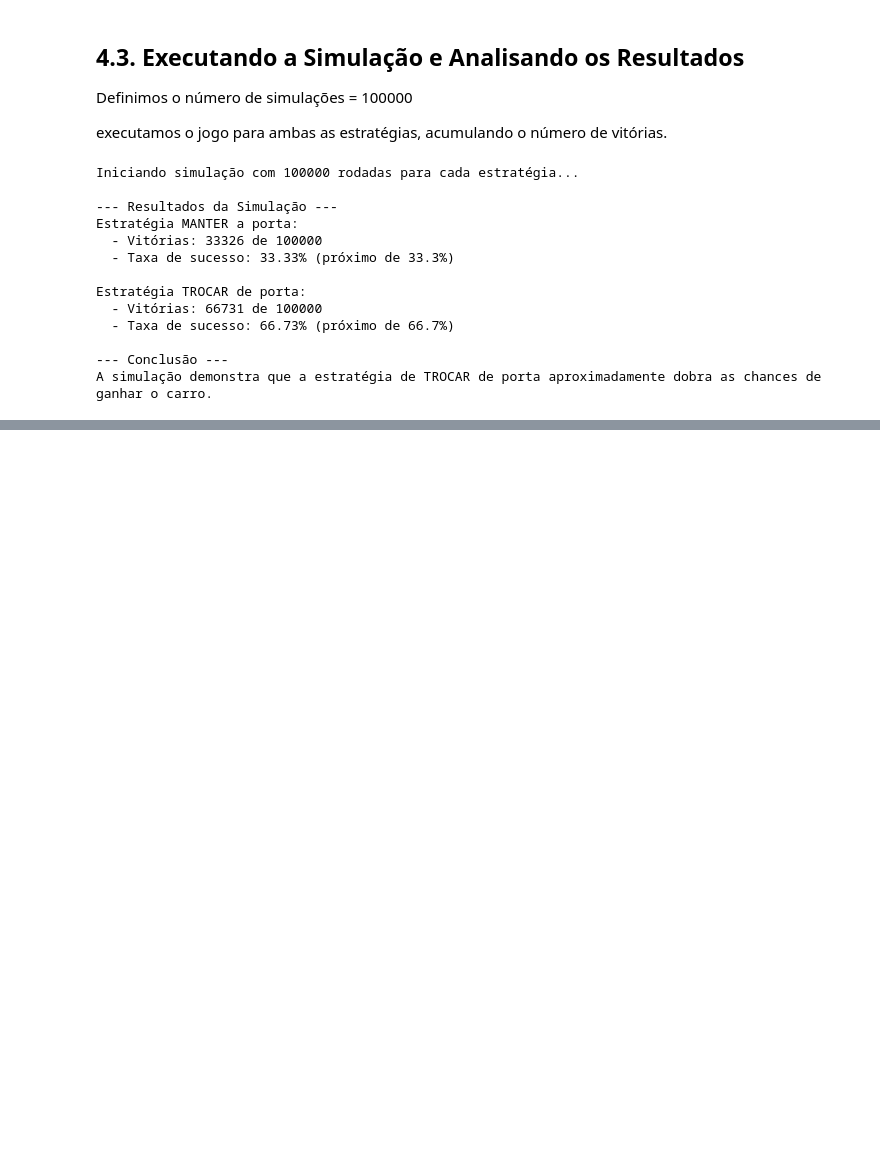
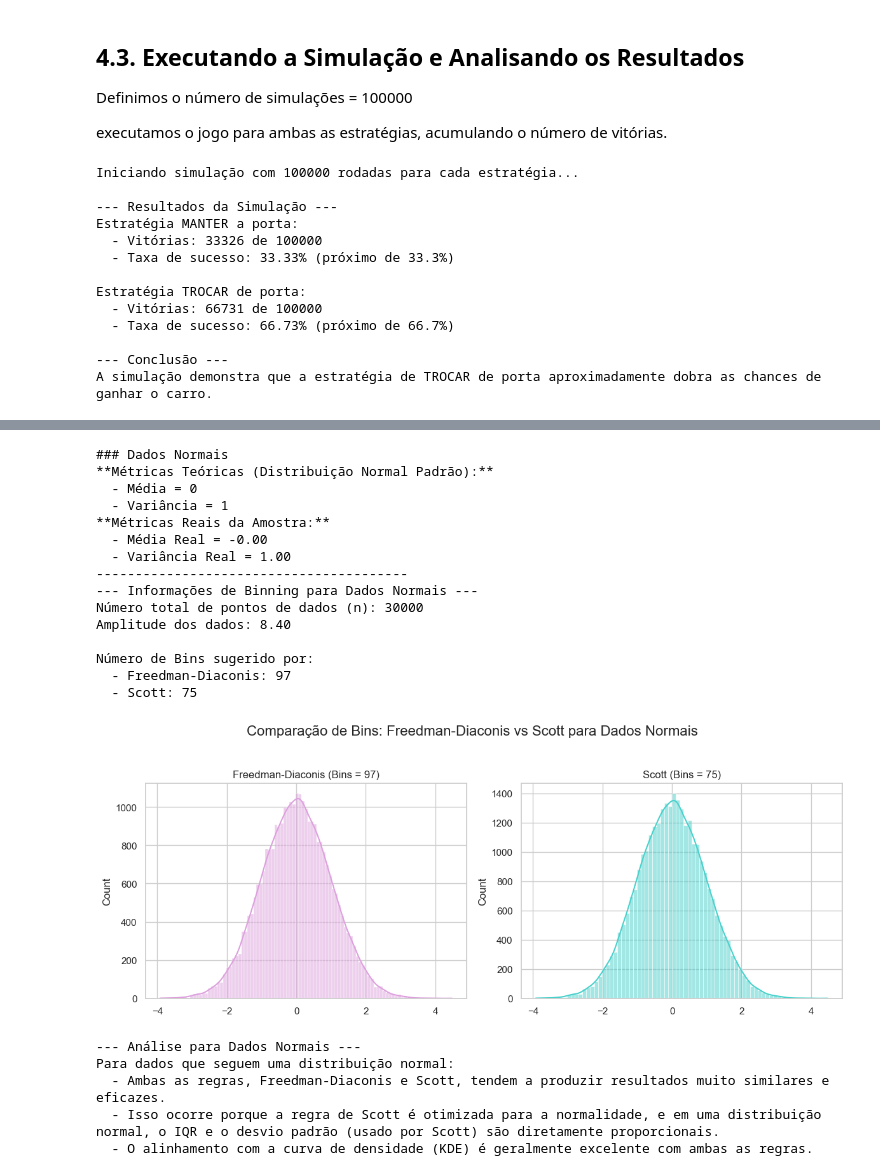
Before and after one commit to TomazFilgueira/PPGEEC2317---SISTEMAS-PROBABIL-STICOS, a Jupyter notebook: Project Euler.ipynb, the cells around one changed output, grey strips where cells are left out. Drawn from its saved outputs; the diff is of its cells as text; code cells hidden in the pictures; blank space fills up the shorter version.

Commit message:
histograma done

```diff
--- a/Project Euler.ipynb
+++ b/Project Euler.ipynb
@@ -657,0 +744,63 @@ A simulação demonstra que a estratégia de TROCAR de porta aproximadamente dob
+# %%
+# Célula 2: Gerar Dados Normais e Comparar Bins
+
+np.random.seed(42) # Para reprodutibilidade
+loc_normal, scale_normal, size_normal = 0, 1, 30000
+
+normal_data = np.random.normal(loc=loc_normal, scale=scale_normal, size=size_normal)
+n_normal = len(normal_data)
+
+# --- Métricas Teóricas vs. Reais ---
+print(f"### Dados Normais")
+print(f"**Métricas Teóricas (Distribuição Normal Padrão):**")
+print(f"  - Média = {loc_normal}")
+print(f"  - Variância = {scale_normal**2}")
+print(f"**Métricas Reais da Amostra:**")
+print(f"  - Média Real = {np.mean(normal_data):.2f}")
+print(f"  - Variância Real = {np.var(normal_data):.2f}")
+print("-" * 40)
+
+num_bins_fd_normal, num_bins_scott_normal = calculate_and_print_bins(normal_data, n_normal, "Normais")
+
+# Visualização e Comparação para Dados Normais
+fig, axes = plt.subplots(1, 2, figsize=(12, 5))
+fig.suptitle('Comparação de Bins: Freedman-Diaconis vs Scott para Dados Normais', fontsize=16)
+
+# 1. Regra de Freedman-Diaconis
+sns.histplot(normal_data, bins=num_bins_fd_normal, kde=True, ax=axes[0], color='plum')
+axes[0].set_title(f'Freedman-Diaconis (Bins = {num_bins_fd_normal})')
+
+# 2. Regra de Scott
+sns.histplot(normal_data, bins=num_bins_scott_normal, kde=True, ax=axes[1], color='mediumturquoise')
+axes[1].set_title(f'Scott (Bins = {num_bins_scott_normal})')
+
+plt.tight_layout(rect=[0, 0.03, 1, 0.95])
+plt.show()
+
+print("\n--- Análise para Dados Normais ---")
+print("Para dados que seguem uma distribuição normal:")
+print("  - Ambas as regras, Freedman-Diaconis e Scott, tendem a produzir resultados muito similares e eficazes.")
+print("  - Isso ocorre porque a regra de Scott é otimizada para a normalidade, e em uma distribuição normal, o IQR e o desvio padrão (usado por Scott) são diretamente proporcionais.")
+print("  - O alinhamento com a curva de densidade (KDE) é geralmente excelente com ambas as regras.")
+# %% [output]
+### Dados Normais
+**Métricas Teóricas (Distribuição Normal Padrão):**
+  - Média = 0
+  - Variância = 1
+**Métricas Reais da Amostra:**
+  - Média Real = -0.00
+  - Variância Real = 1.00
+----------------------------------------
+--- Informações de Binning para Dados Normais ---
+Número total de pontos de dados (n): 30000
+Amplitude dos dados: 8.40
+
+Número de Bins sugerido por:
+  - Freedman-Diaconis: 97
+  - Scott: 75
+[figure, added]
+--- Análise para Dados Normais ---
+Para dados que seguem uma distribuição normal:
+  - Ambas as regras, Freedman-Diaconis e Scott, tendem a produzir resultados muito similares e eficazes.
+  - Isso ocorre porque a regra de Scott é otimizada para a normalidade, e em uma distribuição normal, o IQR e o desvio padrão (usado por Scott) são diretamente proporcionais.
+  - O alinhamento com a curva de densidade (KDE) é geralmente excelente com ambas as regras.
```
Also changed, not shown: parts of 6 cells of this notebook.
